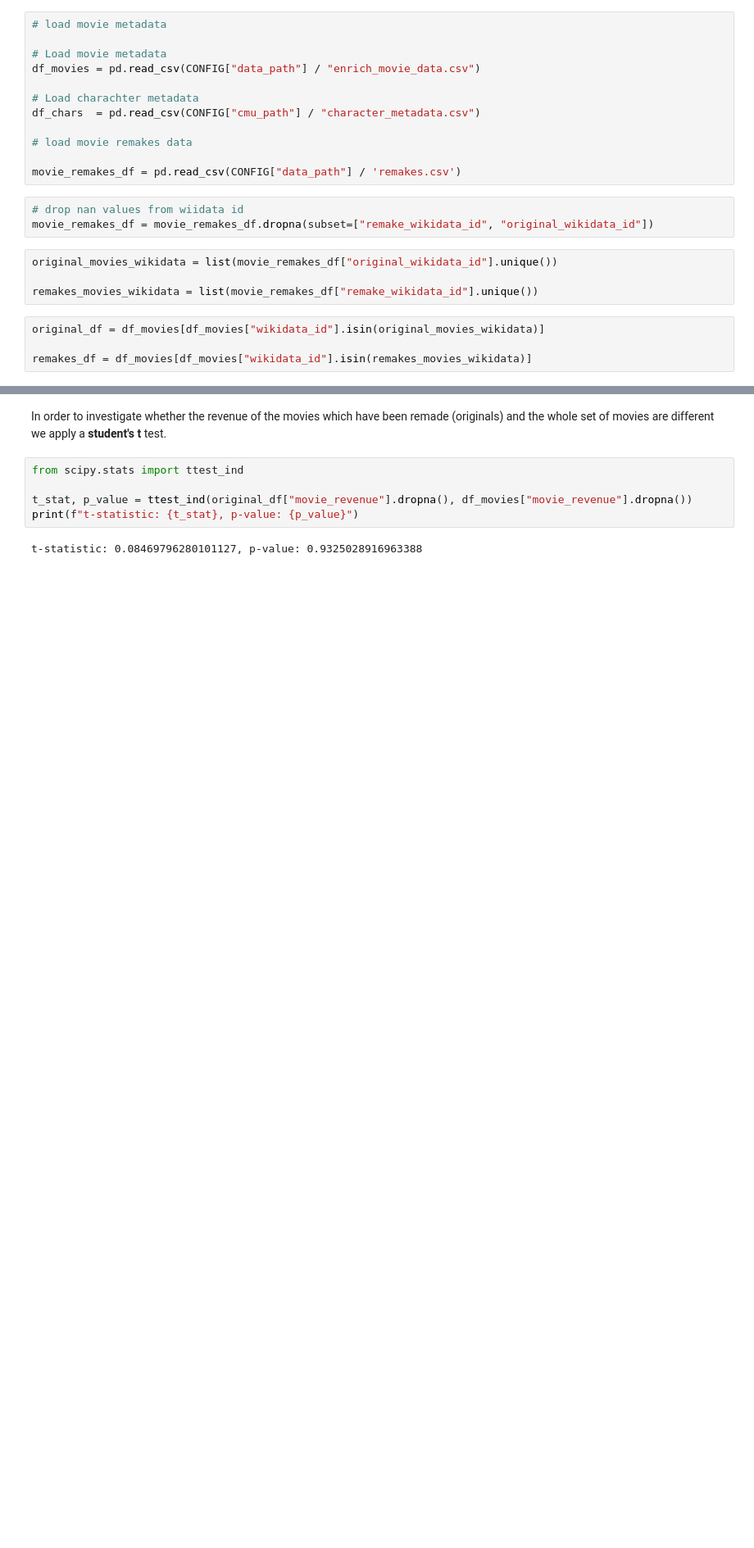
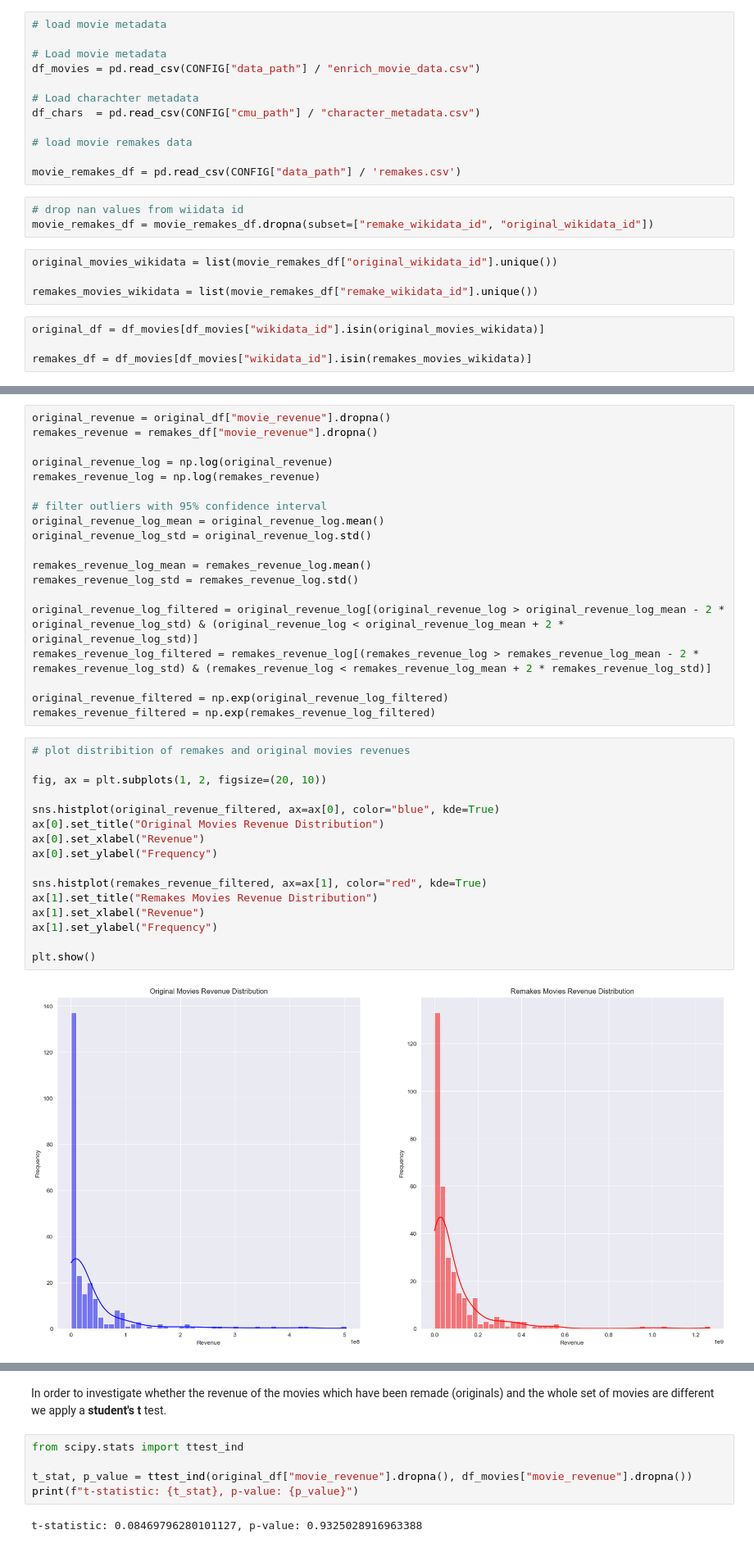
Before and after one commit to epfl-ada/ada-2024-project-madayam, a Jupyter notebook: src/main.ipynb, the cells around one changed output, grey strips where cells are left out. Shown at 82% size. Cells and saved outputs as stored; diff of their text form; blank space fills up the shorter version.

```diff
--- a/src/main.ipynb
+++ b/src/main.ipynb
@@ -50,0 +52,37 @@ remakes_df = df_movies[df_movies["wikidata_id"].isin(remakes_movies_wikidata)]
+# %%
+original_revenue = original_df["movie_revenue"].dropna()
+remakes_revenue = remakes_df["movie_revenue"].dropna()
+
+original_revenue_log = np.log(original_revenue)
+remakes_revenue_log = np.log(remakes_revenue)
+
+# filter outliers with 95% confidence interval
+original_revenue_log_mean = original_revenue_log.mean()
+original_revenue_log_std = original_revenue_log.std()
+
+remakes_revenue_log_mean = remakes_revenue_log.mean()
+remakes_revenue_log_std = remakes_revenue_log.std()
+
+original_revenue_log_filtered = original_revenue_log[(original_revenue_log > original_revenue_log_mean - 2 * original_revenue_log_std) & (original_revenue_log < original_revenue_log_mean + 2 * original_revenue_log_std)]
+remakes_revenue_log_filtered = remakes_revenue_log[(remakes_revenue_log > remakes_revenue_log_mean - 2 * remakes_revenue_log_std) & (remakes_revenue_log < remakes_revenue_log_mean + 2 * remakes_revenue_log_std)]
+
+original_revenue_filtered = np.exp(original_revenue_log_filtered)
+remakes_revenue_filtered = np.exp(remakes_revenue_log_filtered)
+# %%
+# plot distribition of remakes and original movies revenues
+
+fig, ax = plt.subplots(1, 2, figsize=(20, 10))
+
+sns.histplot(original_revenue_filtered, ax=ax[0], color="blue", kde=True)
+ax[0].set_title("Original Movies Revenue Distribution")
+ax[0].set_xlabel("Revenue")
+ax[0].set_ylabel("Frequency")
+
+sns.histplot(remakes_revenue_filtered, ax=ax[1], color="red", kde=True)
+ax[1].set_title("Remakes Movies Revenue Distribution")
+ax[1].set_xlabel("Revenue")
+ax[1].set_ylabel("Frequency")
+
+plt.show()
+# %% [output]
+[figure, added]
```
Also changed, not shown: parts of 31 cells of this notebook.
